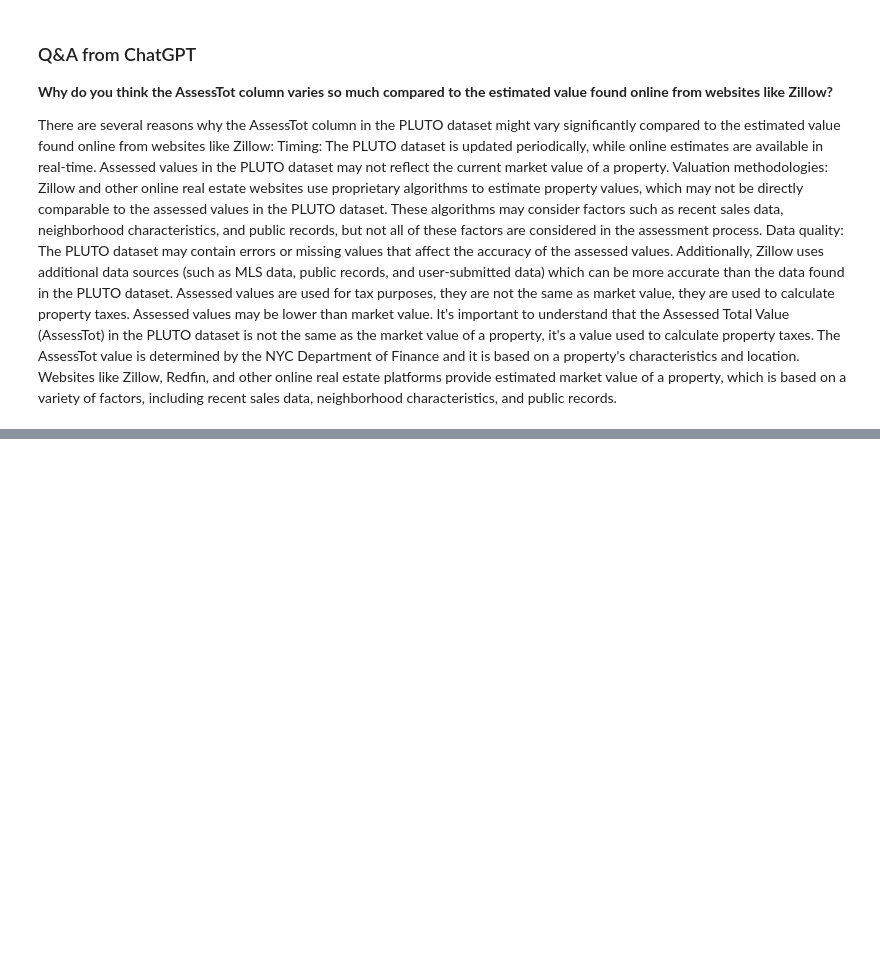
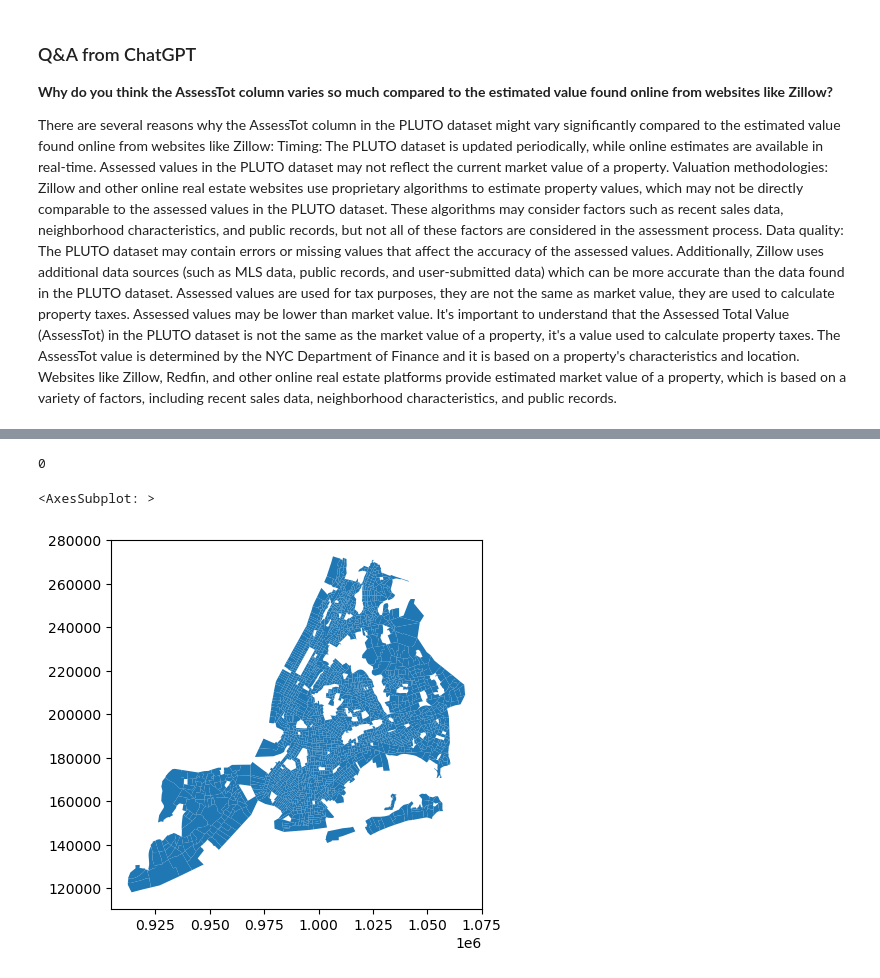
Before and after one commit to block-party-studio/block_party, a Jupyter notebook: notebooks/case_studies/dataXdesign/price_per_sqft.ipynb, the cells around one changed output, grey strips where cells are left out. Cells and saved outputs as stored; diff of their text form; code cells hidden in the pictures; blank space fills up the shorter version.

```diff
--- a/notebooks/case_studies/dataXdesign/price_per_sqft.ipynb
+++ b/notebooks/case_studies/dataXdesign/price_per_sqft.ipynb
@@ -1043,0 +1152,18 @@ It's important to understand that the Assessed Total Value (AssessTot) in the PL
+# %%
+sep = 'US'
+census['GEOID'] = census['GEO_ID'].apply(lambda x: x.split(sep, 1)[1])
+# %%
+census.GEOID.isna().sum()
+# %% [output]
+0
+# %%
+# merge on geodf
+ct_shp = ct_shp.merge(census, on='GEOID', how='left')
+# %%
+ct_shp_no_nan = ct_shp.merge(census[census['B19013_001E'].notna()], on='GEOID', how='right')
+# %%
+# this will avoid calculating spatial autocorrelation when there are no values
+ct_shp_no_nan.plot()
+# %% [output]
+<AxesSubplot: >
+[figure, added]
```
Also changed, not shown: parts of 29 cells of this notebook.
